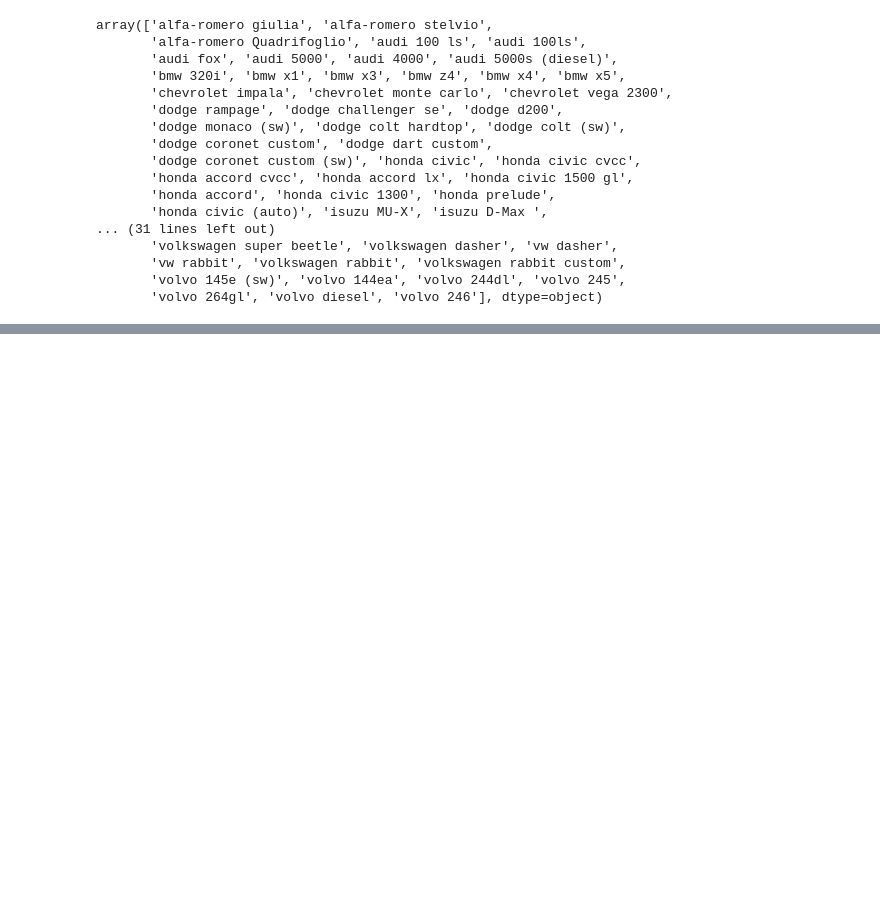
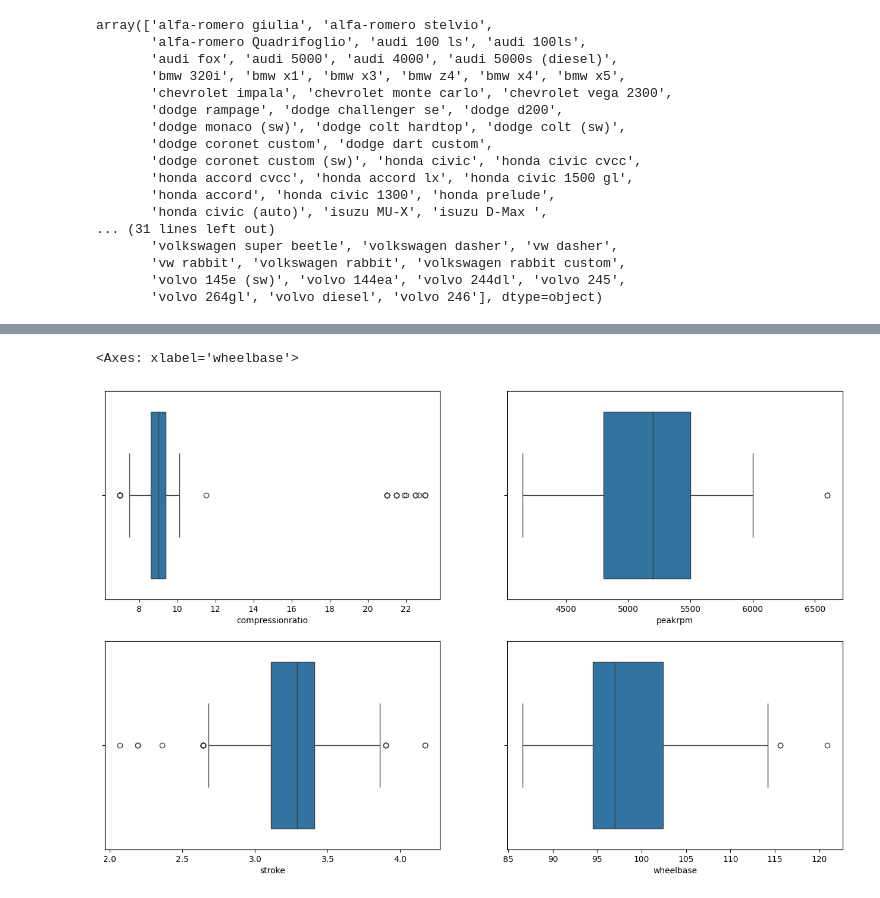
Before and after one commit to unnimaya-vu/CognoRise, a Jupyter notebook: car_priceprediction.ipynb, the cells around one changed output, grey strips where cells are left out. Cells and saved outputs as stored; diff of their text form; code cells hidden in the pictures; blank space fills up the shorter version.

```diff
--- a/car_priceprediction.ipynb
+++ b/car_priceprediction.ipynb
@@ -168,0 +166,9 @@ array(['alfa-romero giulia', 'alfa-romero stelvio',
+# %%
+fig,ax=plt.subplots(2,2,figsize=(16,10))
+sns.boxplot(x=df['compressionratio'],ax=ax[0][0])
+sns.boxplot(x=df['peakrpm'],ax=ax[0][1])
+sns.boxplot(x=df['stroke'],ax=ax[1][0])
+sns.boxplot(x=df['wheelbase'],ax=ax[1][1])
+# %% [output]
+<Axes: xlabel='wheelbase'>
+[figure, added]
```
Also changed, not shown: parts of 37 cells of this notebook.
